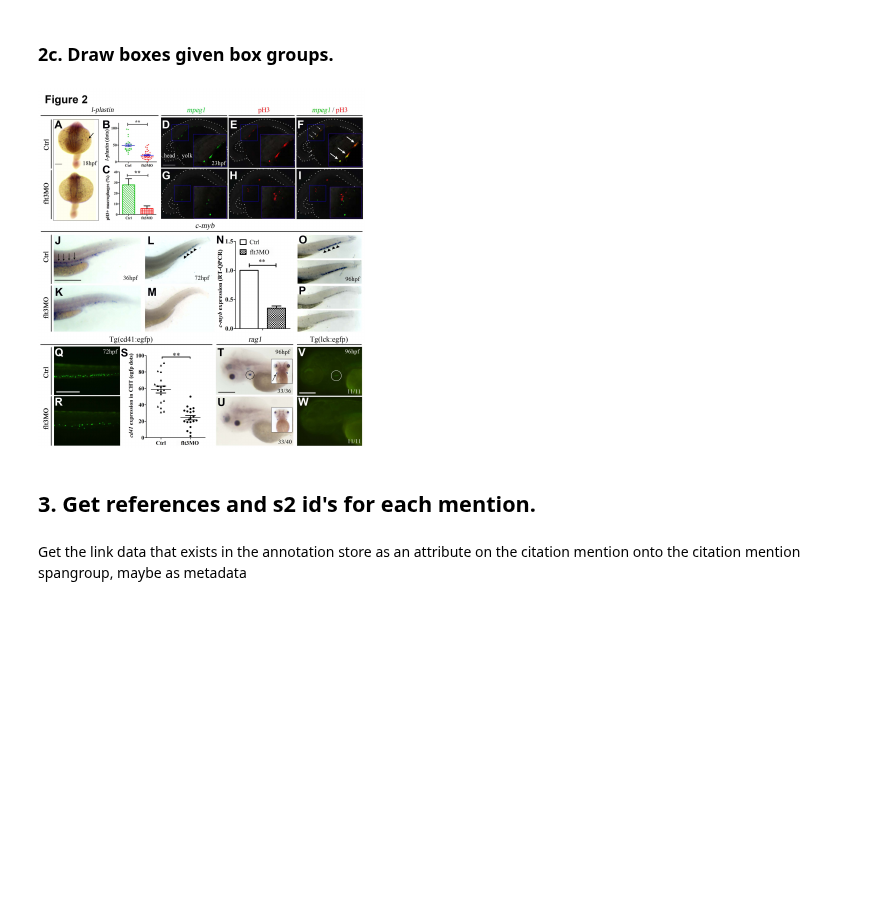
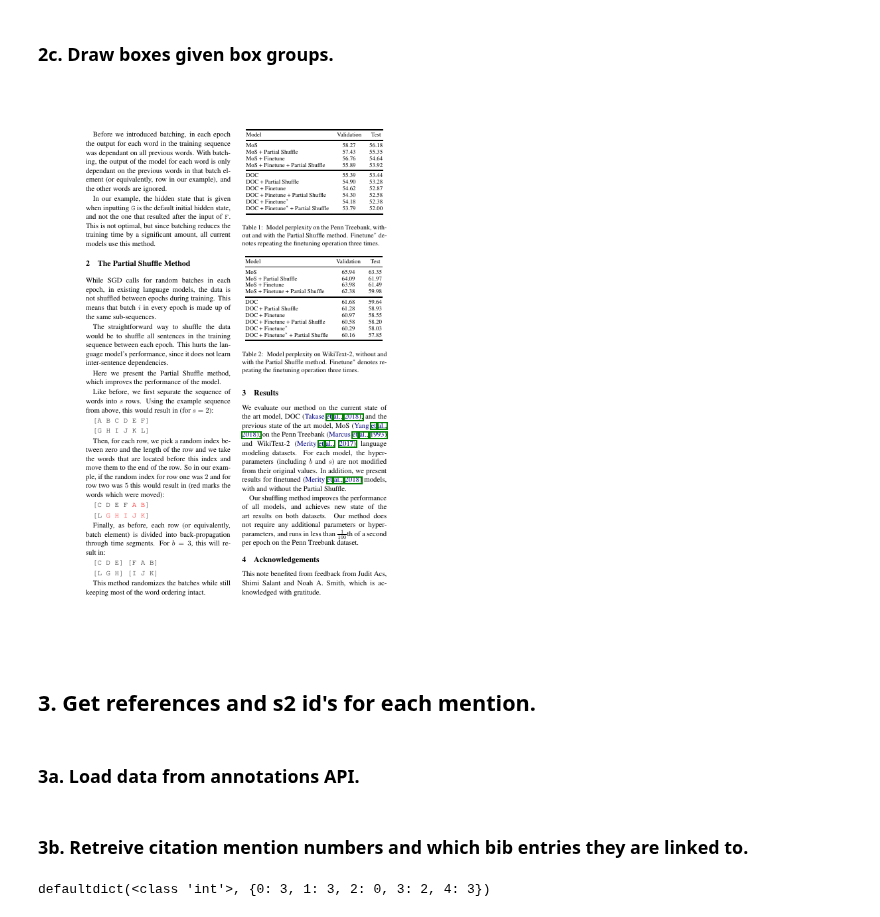
Before and after one commit to allenai/mmda, a Jupyter notebook: end_to_end_eval_easier.ipynb, the cells around one changed output. Drawn from its saved outputs; the diff is of its cells as text; code cells hidden in the pictures; blank space fills up the shorter version.

Commit message:
added bib mentions

```diff
--- a/end_to_end_eval_easier.ipynb
+++ b/end_to_end_eval_easier.ipynb
@@ -28,8 +28,8 @@ import layoutparser
 from spp_client.client import DocumentAnnotations, SppClient
 
 # !!!! ANNOTATOR TODO: change this to sha you're analzying
-sha = '17ada3c96ef888fc89f6b995d2edd19a45383423'
-#sha = '121e30c48546e671dc5e16c694c5e69b392cf8fb'
+#sha = '17ada3c96ef888fc89f6b995d2edd19a45383423'
+sha = '121e30c48546e671dc5e16c694c5e69b392cf8fb'
 
 client = SppClient.mk(env="dev")
 plumber_version = "pdfplumber-0.0.5"
@@ -51,7 +51,12 @@ doc_annos = [
     DocumentAnnotations(
         source="citation_mentions-0.0.0|pdfplumber-0.0.5",
         annotation_type="citation_mentions"
-    )
+    ),
+
+    DocumentAnnotations(
+        source="bib-entry-detector-0.0.test|vila-0.0.2|pdfplumber-0.0.5",
+        annotation_type="bib_entries"
+    ),
 ]
 
 mmda_doc = client.get_mmda_doc(
@@ -122,40 +128,36 @@ def make_boxgroups_mentions(mmda_doc):
 # %% [markdown]
 ### 2c. Draw boxes given box groups.
 # %%
-## can maybe use this to label mentions?
-#viz = lp.draw_box(image, [ele.set(id=f"{ele.type}:{ele.score:.2f}") for ele in model_outputs], show_element_id=True)
-#display(viz)
-
 #egor version
 def draw_boxgroups(image, rectangle_list, color_map=None):
     viz = []
     if color_map is None:
         color_map={'color_1': 'green', 'color_2': 'blue', 'color_3': 'yellow', 'color_4': 'pink'}
 
     for rectangle in rectangle_list:
         viz.append(lpe.TextBlock(rectangle, type=f'color_1')) #add id group here
 
     if image:
         return lpv.draw_box(image, viz, color_map=color_map, show_element_id=False)
 
     return None
 
 #make boxes
 dic_boxgroups = make_boxgroups_mentions(mmda_doc)
 
 #this would display all pages of the pdf
 """for page in range(len(mmda_doc.images)):
     #draw boxes on the doc at each page in rectangle_list
     image = draw_boxgroups(mmda_doc.images[page], list(dictionary_of_boxes[page]))
     display(image)"""
 
 #sp+
-image = draw_boxgroups(mmda_doc.images[annot_page], list(dic_boxgroups[annot_page]))
+image = draw_boxgroups(mmda_doc.images[1], list(dic_boxgroups[1]))
 
 display(image)
 # %% [output]
-[figure, old version]
+[figure, new version]
 # %% [markdown]
 ## 3. Get references and s2 id's for each mention.
 # %% [markdown]
-Get the link data that exists in the annotation store as an attribute on the citation mention onto the citation mention spangroup, maybe as metadata
+### 3a. Load data from annotations API.
@@ -161,0 +177,15 @@ Get the link data that exists in the annotation store as an attribute on the cit
+# %% [markdown]
+### 3b. Retreive citation mention numbers and which bib entries they are linked to.
+# %%
+#for citation_mention '0', the bib_entry_id it's linked to is '3'.
+#set key value to bib entry id
+citation_links = defaultdict(int)
+
+for i in data['annotationsFromSource'][f'{mention_detection_source}']['citation_mentions']:
+    citation_mention_id = i['attributesFromSource']['citation_mentions-0.0.0|pdfplumber-0.0.5']['id']
+    linked_bib_id = i['attributesFromSource']['citation-links-0.0.0|citation_mentions-0.0.0|pdfplumber-0.0.5']['bib_entry_id']
+    citation_links[citation_mention_id] = int(linked_bib_id)
+
+print(citation_links)
+# %% [output]
+defaultdict(<class 'int'>, {0: 3, 1: 3, 2: 0, 3: 2, 4: 3})
```
Also changed, not shown: parts of 11 cells of this notebook.
